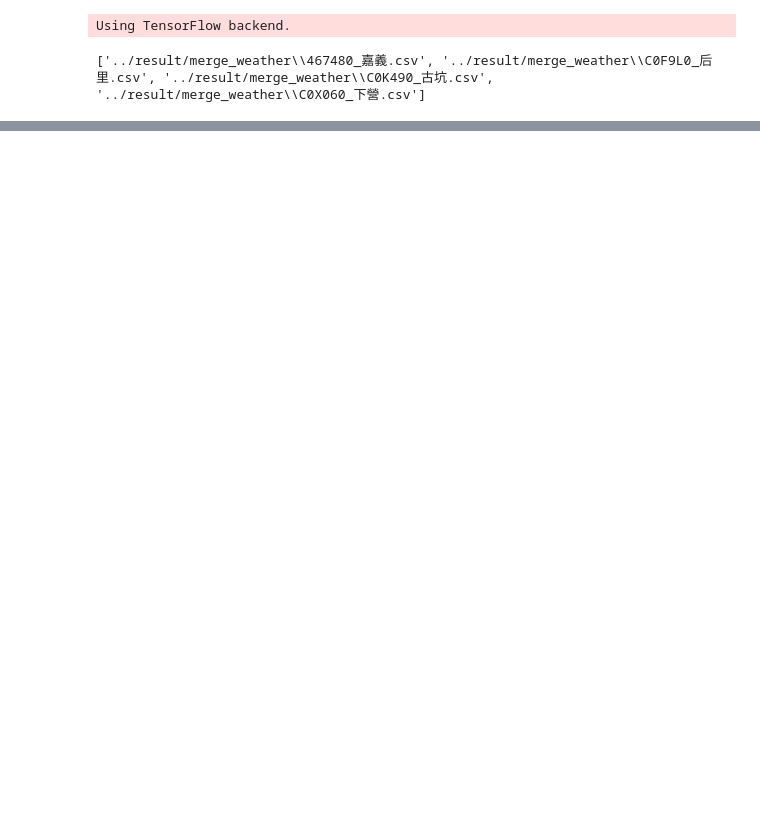
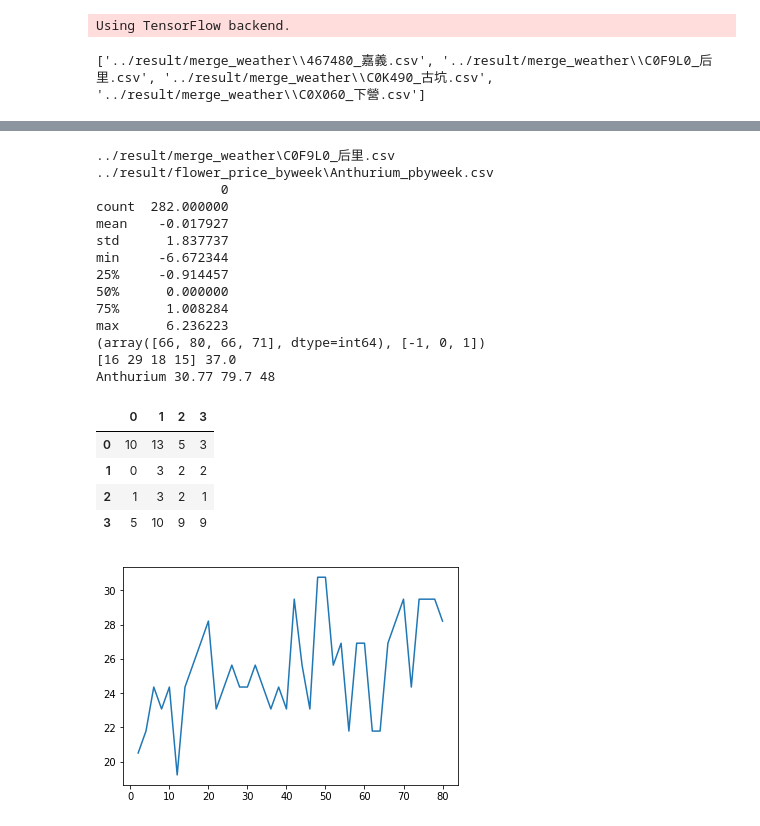
Before and after one commit to dogppatrick/python, a Jupyter notebook: cb105g4/stats_weather_price/001_class_price_pre.ipynb, the cells around one changed output, grey strips where cells are left out. Saved outputs shown, nothing was run; the diff lists cells and outputs as text; code cells hidden in the pictures; blank space fills up the shorter version.

```diff
--- a/cb105g4/stats_weather_price/001_class_price_pre.ipynb
+++ b/cb105g4/stats_weather_price/001_class_price_pre.ipynb
@@ -227,0 +305,62 @@ class fp_pre:
+# %%
+def pred_model(fp, epochs,epochs_try):
+    dinp = 5
+    acc = []
+    epo_cf = []
+    acc_max = 0
+
+    # for epochs in range(90,150,10):
+#     epochs = 2
+
+    plot_x = []
+    fp.model_build(dinp)
+    #         print(epochs, end="\t")
+    for i in range(epochs_try):
+        t_acc , test_result, in_acc,train_result= fp.model_test(epochs)
+        acc.append(t_acc)
+        if t_acc>acc_max and in_acc>50:
+            acc_max = t_acc
+            best_test = test_result
+            in_acc_max  = in_acc
+            best_train = train_result
+            best_epochs = epochs*(i+1)
+        plot_x.append(epochs*(i+1))
+    print(fp.flower_name,acc_max, in_acc_max, best_epochs)
+
+    plt.plot(plot_x,acc)
+    epo_cf.append([epochs,max(acc), min(acc), np.array(acc).mean()])
+
+
+    df = pd.DataFrame(epo_cf, columns=["epochs", "max_ACC", "min_ACC", "mean_ACC"])
+    plt.plot(df["epochs"], df["max_ACC"])
+    plt.plot(df["epochs"], df["mean_ACC"])
+    # plt.plot(df["shift"])
+    # pd.DataFrame(weather_cf, columns=["epochs", "max_ACC", "min_ACC", "mean_ACC"])
+    result = pd.DataFrame()
+    result["pre"], result["true"] = best_test
+    return pd.DataFrame(confusion_matrix(best_test[0], best_test[1]))
+# %%
+m = ["台北","台中","高雄","台南","彰化"]
+fp = main_set(0, m[0], [-1,0,1], 2017)
+# pred_model(fp, 1,5)
+pred_model(fp, 2,40)
+# %% [output]
+../result/merge_weather\C0F9L0_后里.csv ../result/flower_price_byweek\Anthurium_pbyweek.csv
+                0
+count  282.000000
+mean    -0.017927
+std      1.837737
+min     -6.672344
+25%     -0.914457
+50%      0.000000
+75%      1.008284
+max      6.236223
+(array([66, 80, 66, 71], dtype=int64), [-1, 0, 1])
+[16 29 18 15] 37.0
+Anthurium 30.77 79.7 48
+|  | 0 | 1 | 2 | 3 |
+| 0 | 10 | 13 | 5 | 3 |
+| 1 | 0 | 3 | 2 | 2 |
+| 2 | 1 | 3 | 2 | 1 |
+| 3 | 5 | 10 | 9 | 9 |
+[figure, added]
```
Also changed, not shown: parts of 11 cells of this notebook.
